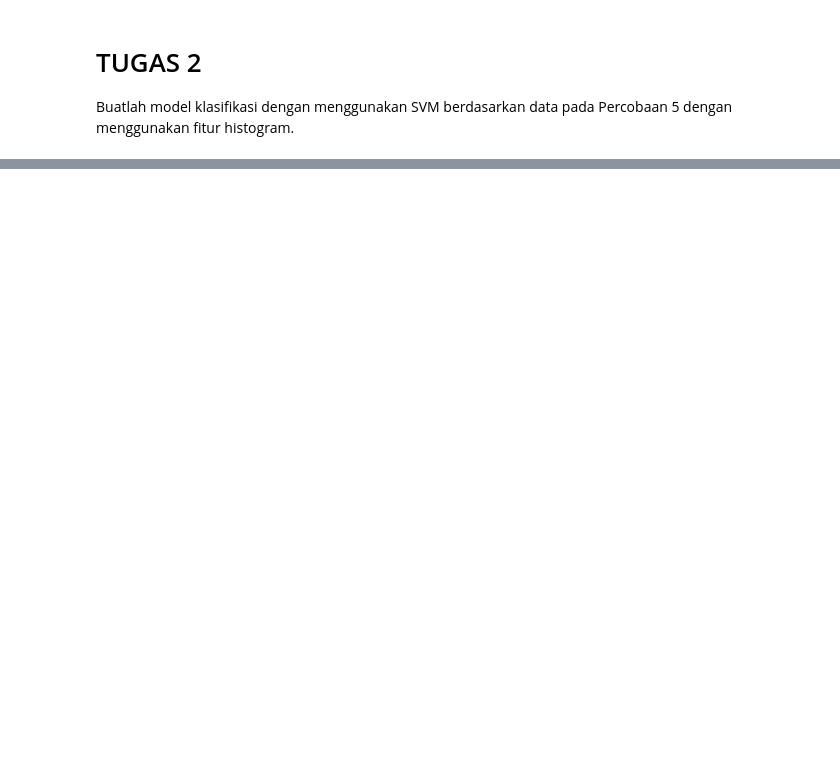
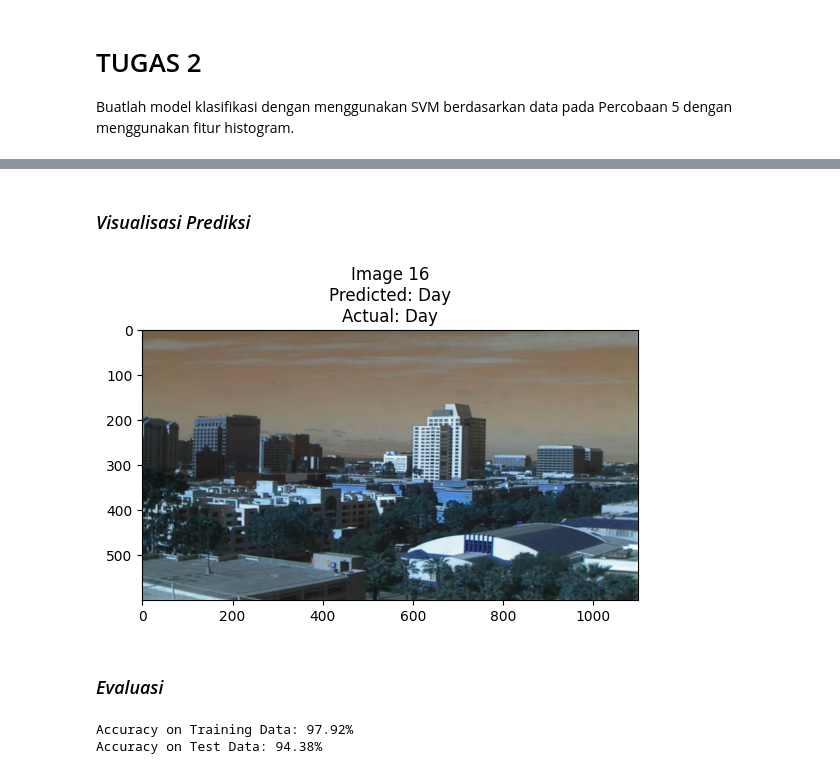
Before and after one commit to sandradevia/Machine_Learning_2024, a Jupyter notebook: Jobsheet4/tugas2.ipynb, the cells around one changed output, grey strips where cells are left out. Cells and saved outputs as stored; diff of their text form; code cells hidden in the pictures; blank space fills up the shorter version.

```diff
--- a/Jobsheet4/tugas2.ipynb
+++ b/Jobsheet4/tugas2.ipynb
@@ -75,0 +207,2 @@ AttributeError: 'str' object has no attribute 'glob'
+# %%
+train_features, train_labels = extract_features(train_std_img_list)
@@ -75,0 +215,4 @@ AttributeError: 'str' object has no attribute 'glob'
+# %%
+from sklearn.model_selection import train_test_split
+
+X_train, X_val, y_train, y_val = train_test_split(train_features, train_labels, test_size=0.2, random_state=42)
@@ -75,0 +243,56 @@ AttributeError: 'str' object has no attribute 'glob'
+# %%
+from sklearn import svm
+
+# Membuat model SVM
+clf = svm.SVC(kernel='rbf')
+clf.fit(X_train, y_train)
+
+# Prediksi pada data training
+train_preds = clf.predict(X_train)
+
+# Prediksi pada data test
+test_preds = clf.predict(test_features)
+# %% [markdown]
+### *Visualisasi Prediksi*
+# %%
+# Fungsi visualisasi prediksi beserta gambar
+def visualize_prediction(img_list, X_train, y_train, train_preds):
+    rand_idx = np.random.randint(0, len(X_train))  # Pilih gambar acak
+
+    # Ambil gambar asli dari list dan prediksi
+    img = img_list[rand_idx][0]
+    actual_label = y_train[rand_idx]
+    predicted_label = train_preds[rand_idx]
+
+    # Konversi gambar ke RGB
+    img_rgb = cv2.cvtColor(img, cv2.COLOR_BGR2RGB)
+
+    # Tampilkan gambar dengan label asli dan prediksi
+    plt.imshow(img_rgb)
+    plt.title(f'Image {rand_idx + 1}\nPredicted: {"Day" if predicted_label == 1 else "Night"}\nActual: {"Day" if actual_label == 1 else "Night"}')
+    plt.show()
+
+# Panggil fungsi untuk visualisasi prediksi
+visualize_prediction(train_std_img_list, X_train, y_train, train_preds)
+# %% [output]
+[figure, added]
+# %% [markdown]
+### *Evaluasi*
+# %%
+from sklearn.metrics import accuracy_score
+
+# Hitung akurasi pada data training
+train_acc = accuracy_score(y_train, train_preds)
+
+# Prediksi menggunakan data test
+test_preds = clf.predict(test_features)
+
+# Hitung akurasi pada data test
+test_acc = accuracy_score(test_labels, test_preds)
+
+# Tampilkan hasil akurasi
+print(f'Accuracy on Training Data: {train_acc * 100:.2f}%')
+print(f'Accuracy on Test Data: {test_acc * 100:.2f}%')
+# %% [output]
+Accuracy on Training Data: 97.92%
+Accuracy on Test Data: 94.38%
```
Also changed, not shown: parts of 45 cells of this notebook.
